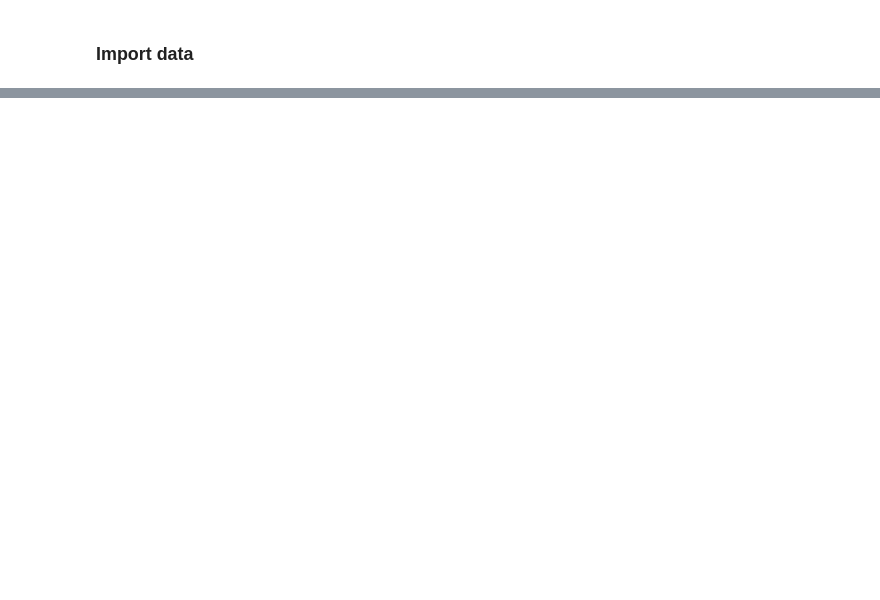
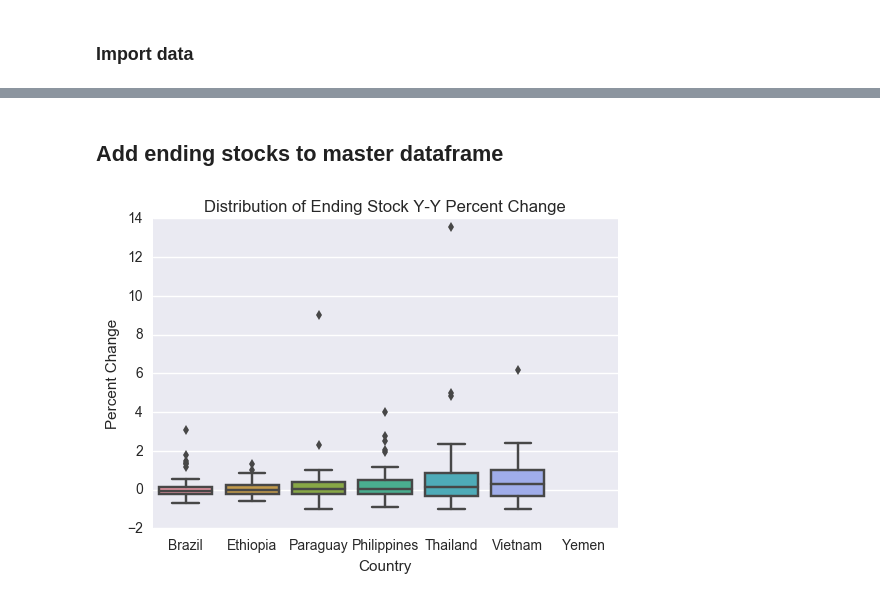
Before and after one commit to mohsseha/DSI-BOS-students, a Jupyter notebook: ntmitchell/capstone project/master-notebook.ipynb, the cells around one changed output, grey strips where cells are left out. Cells and saved outputs as stored; diff of their text form; code cells hidden in the pictures; blank space fills up the shorter version.

```diff
--- a/ntmitchell/capstone project/master-notebook.ipynb
+++ b/ntmitchell/capstone project/master-notebook.ipynb
@@ -22,0 +122,12 @@ AttributeError: 'Temperature_Data' object has no attribute 'temperature_data_by_
+# %% [markdown]
+## Add ending stocks to master dataframe
+# %%
+brazilian_naturals_ending_stock = production.get_ending_stocks_by_ICO_category()
+for country in brazilian_naturals_ending_stock["Country"].unique():
+    brazilian_naturals_ending_stock.ix[brazilian_naturals_ending_stock["Country"] == country, "Percent Change"] = brazilian_naturals_ending_stock[brazilian_naturals_ending_stock["Country"] == country]["Value (60kg bags)"].pct_change()
+# %%
+sns.boxplot(data = brazilian_naturals_ending_stock, x = "Country", y = "Percent Change")
+plt.title("Distribution of Ending Stock Y-Y Percent Change")
+plt.show()
+# %% [output]
+[figure, added]
```
Also changed, not shown: parts of 11 cells of this notebook, 4 other files.
